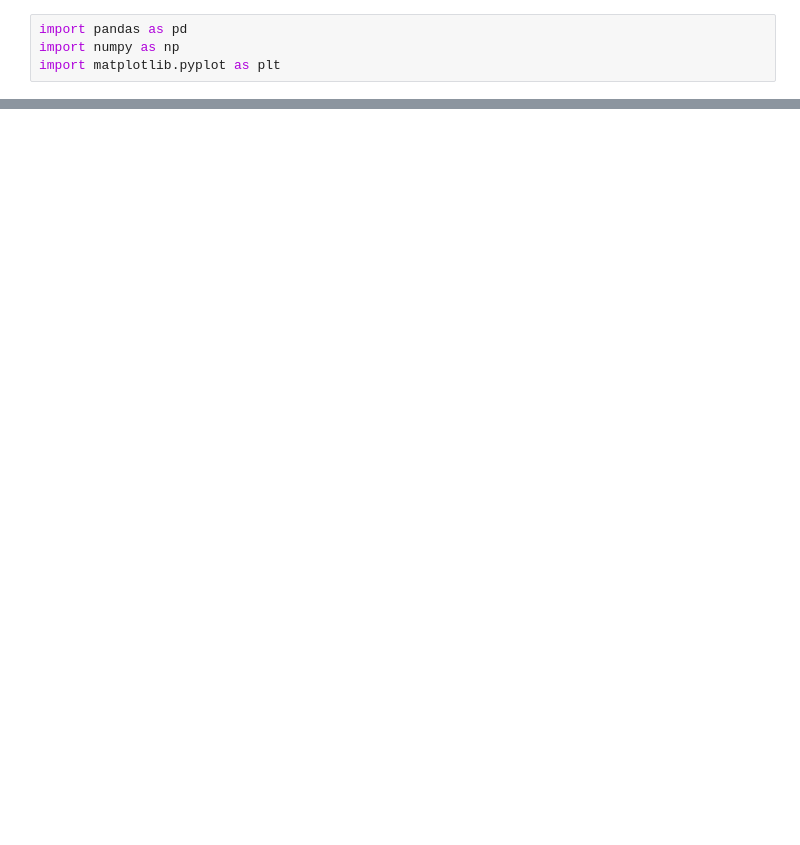
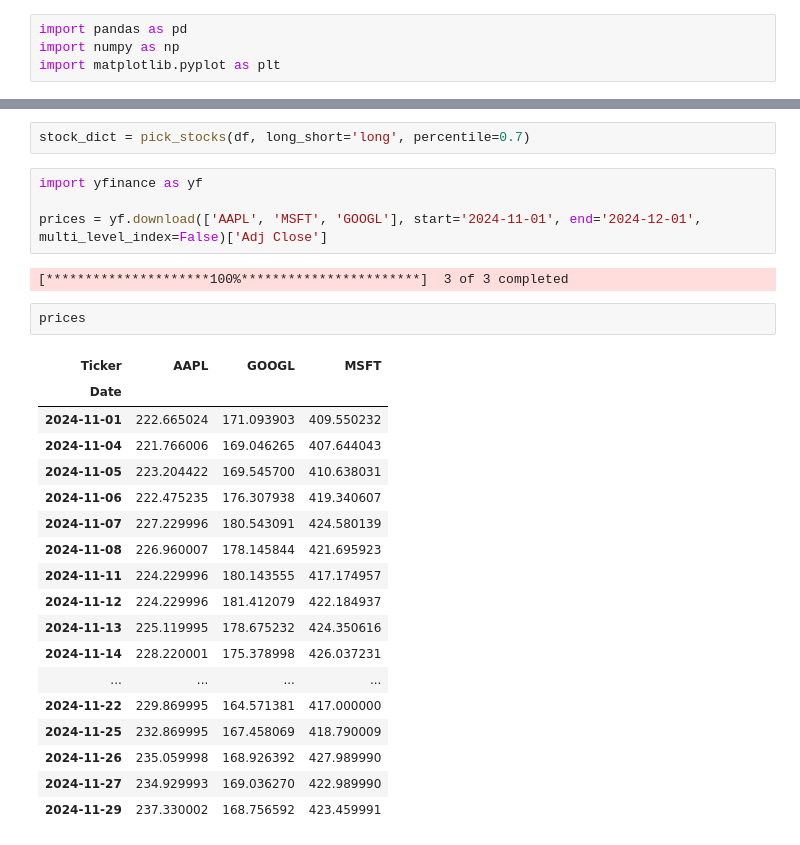
Before and after one commit to saltedpotato/QF634_Research_Methods, a Jupyter notebook: trading_backtesting.ipynb, the cells around one changed output, grey strips where cells are left out. Cells and saved outputs as stored; diff of their text form; blank space fills up the shorter version.

```diff
--- a/trading_backtesting.ipynb
+++ b/trading_backtesting.ipynb
@@ -89,0 +185,29 @@ class NewsTradingBacktest:
+# %%
+stock_dict = pick_stocks(df, long_short='long', percentile=0.7)
+# %%
+import yfinance as yf
+
+prices = yf.download(['AAPL', 'MSFT', 'GOOGL'], start='2024-11-01', end='2024-12-01', multi_level_index=False)['Adj Close']
+# %% [output]
+[*********************100%***********************]  3 of 3 completed
+# %%
+prices
+# %% [output]
+| Ticker | AAPL | GOOGL | MSFT |
+| Date |  |  |  |
+| 2024-11-01 | 222.665024 | 171.093903 | 409.550232 |
+| 2024-11-04 | 221.766006 | 169.046265 | 407.644043 |
+| 2024-11-05 | 223.204422 | 169.545700 | 410.638031 |
+| 2024-11-06 | 222.475235 | 176.307938 | 419.340607 |
+| 2024-11-07 | 227.229996 | 180.543091 | 424.580139 |
+| 2024-11-08 | 226.960007 | 178.145844 | 421.695923 |
+| 2024-11-11 | 224.229996 | 180.143555 | 417.174957 |
+| 2024-11-12 | 224.229996 | 181.412079 | 422.184937 |
+| 2024-11-13 | 225.119995 | 178.675232 | 424.350616 |
+| 2024-11-14 | 228.220001 | 175.378998 | 426.037231 |
+| ... | ... | ... | ... |
+| 2024-11-22 | 229.869995 | 164.571381 | 417.000000 |
+| 2024-11-25 | 232.869995 | 167.458069 | 418.790009 |
+| 2024-11-26 | 235.059998 | 168.926392 | 427.989990 |
+| 2024-11-27 | 234.929993 | 169.036270 | 422.989990 |
+| 2024-11-29 | 237.330002 | 168.756592 | 423.459991 |
```
Also changed, not shown: parts of 7 cells of this notebook.
